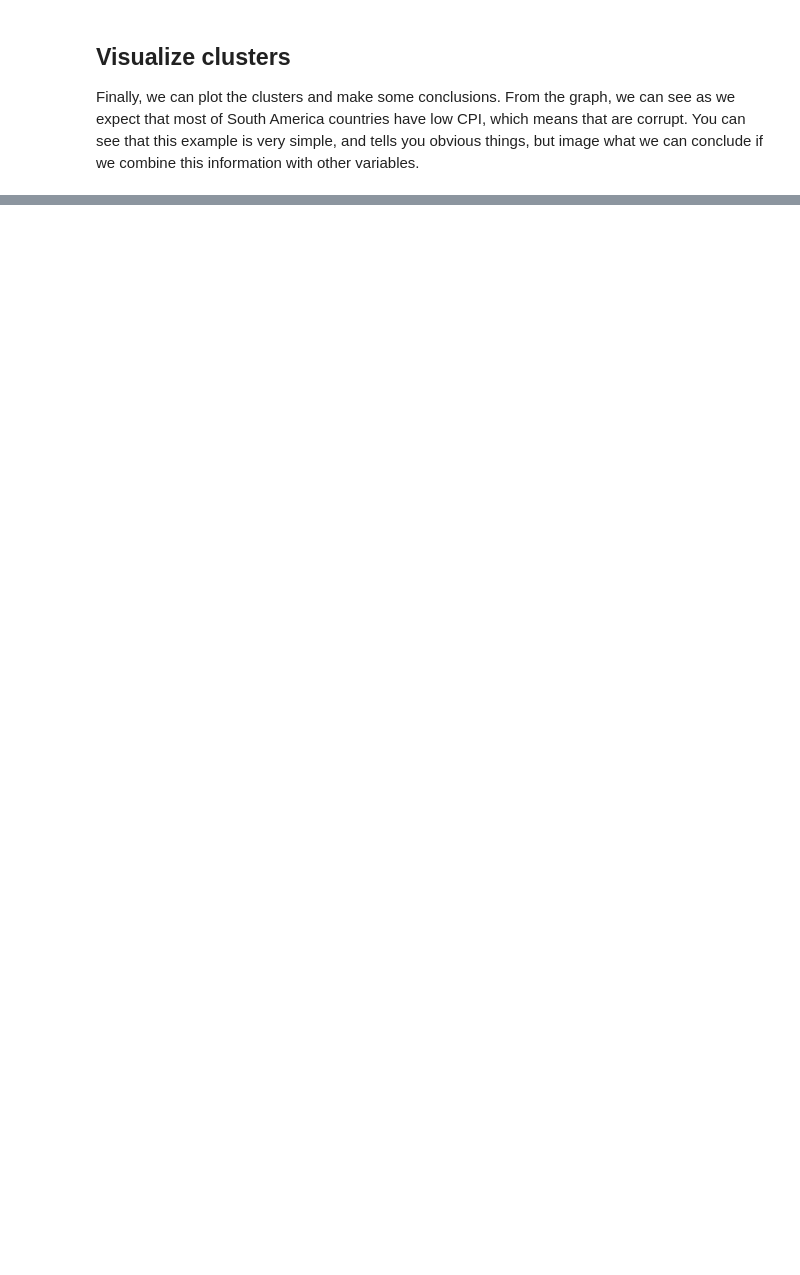
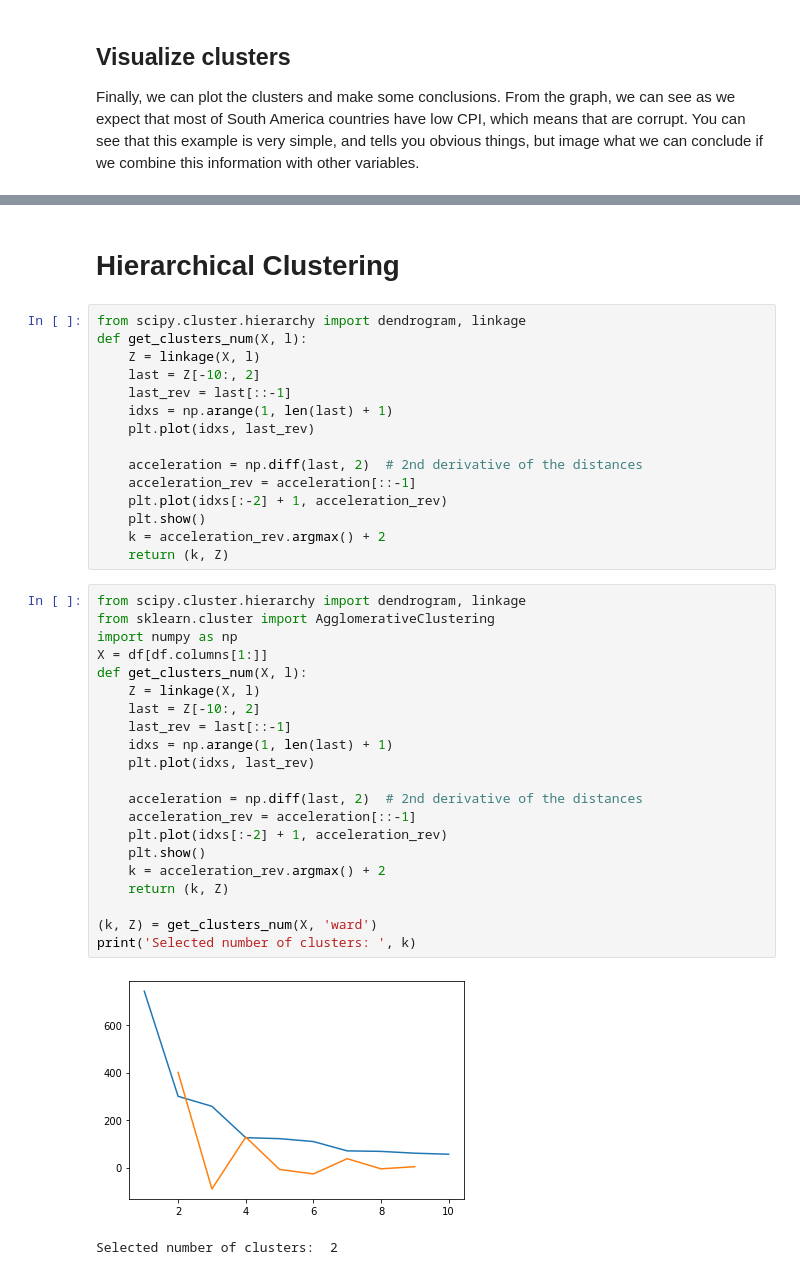
Before and after one commit to rootstrap/ml-training, a Jupyter notebook: clustering_example.ipynb, the cells around one changed output, grey strips where cells are left out. Drawn from its saved outputs; the diff is of its cells as text; blank space fills up the shorter version.

```diff
--- a/clustering_example.ipynb
+++ b/clustering_example.ipynb
@@ -143,0 +134,41 @@ merged_inner.plot(column='cluster', legend=True, ax=ax, cmap=cmap)
+# %% [markdown]
+# Hierarchical Clustering
+# %%
+from scipy.cluster.hierarchy import dendrogram, linkage
+def get_clusters_num(X, l):
+    Z = linkage(X, l)
+    last = Z[-10:, 2]
+    last_rev = last[::-1]
+    idxs = np.arange(1, len(last) + 1)
+    plt.plot(idxs, last_rev)
+
+    acceleration = np.diff(last, 2)  # 2nd derivative of the distances
+    acceleration_rev = acceleration[::-1]
+    plt.plot(idxs[:-2] + 1, acceleration_rev)
+    plt.show()
+    k = acceleration_rev.argmax() + 2
+    return (k, Z)
+# %%
+from scipy.cluster.hierarchy import dendrogram, linkage
+from sklearn.cluster import AgglomerativeClustering
+import numpy as np
+X = df[df.columns[1:]]
+def get_clusters_num(X, l):
+    Z = linkage(X, l)
+    last = Z[-10:, 2]
+    last_rev = last[::-1]
+    idxs = np.arange(1, len(last) + 1)
+    plt.plot(idxs, last_rev)
+
+    acceleration = np.diff(last, 2)  # 2nd derivative of the distances
+    acceleration_rev = acceleration[::-1]
+    plt.plot(idxs[:-2] + 1, acceleration_rev)
+    plt.show()
+    k = acceleration_rev.argmax() + 2
+    return (k, Z)
+
+(k, Z) = get_clusters_num(X, 'ward')
+print('Selected number of clusters: ', k)
+# %% [output]
+[figure, added]
+Selected number of clusters:  2
```
Also changed, not shown: parts of 5 cells of this notebook, 9 other files.
